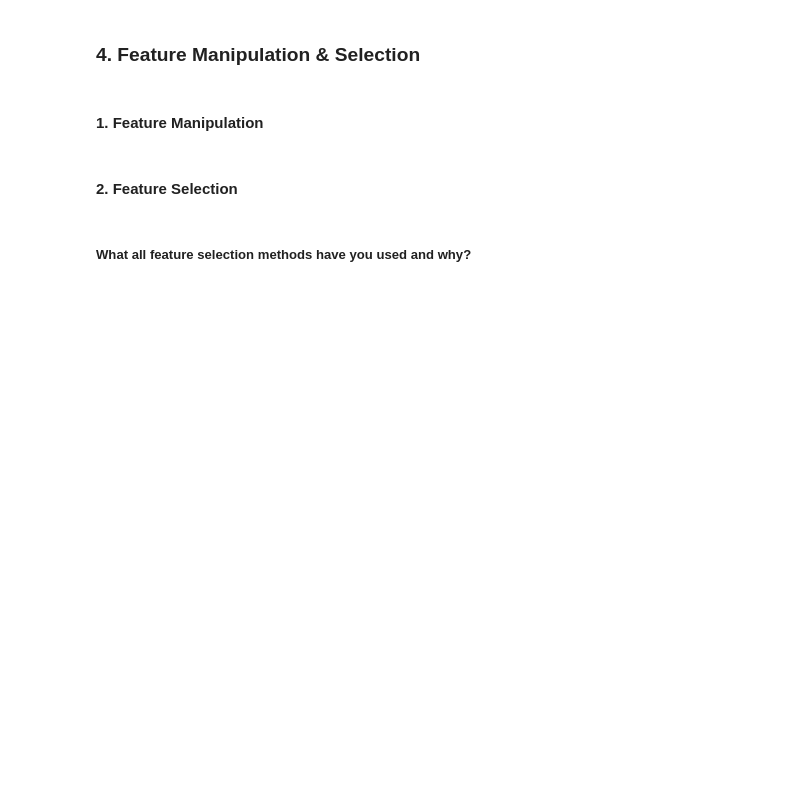
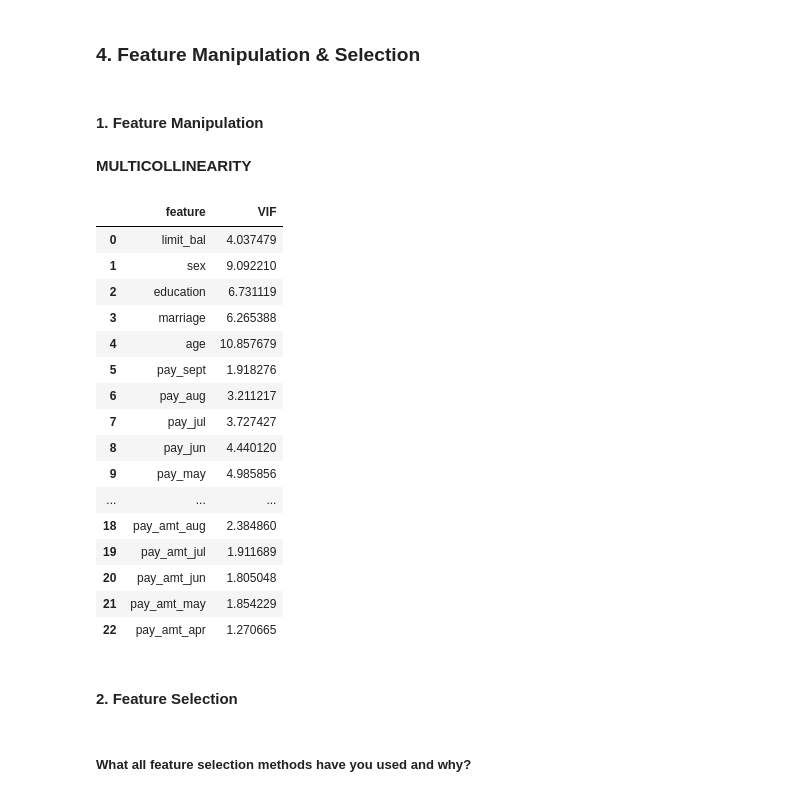
Before and after one commit to thepankaj018/Credit-Card-Default-Prediction, a Jupyter notebook: Credit_Card_Default_Prediction.ipynb, the cells around one changed output. Cells and saved outputs as stored; diff of their text form; code cells hidden in the pictures; blank space fills up the shorter version.

```diff
--- a/Credit_Card_Default_Prediction.ipynb
+++ b/Credit_Card_Default_Prediction.ipynb
@@ -981,8 +1039,40 @@ Answer Here.
 ### 4. Feature Manipulation & Selection
 # %% [markdown]
 #### 1. Feature Manipulation
+# %% [markdown]
+**MULTICOLLINEARITY**
 # %%
 # Manipulate Features to minimize feature correlation and create new features
+# %%
+from statsmodels.stats.outliers_influence import variance_inflation_factor
+def vif_calc(df):
+# VIF Dataframe
+  vif_df = pd.DataFrame()
+  vif_df['feature'] = df.columns
+
+# calculating VIF for each feature
+  vif_df['VIF'] = [variance_inflation_factor(df.values,i) for i in range(len(df.columns))]
+  return vif_df
+# %%
+vif_calc(df[[i for i in df.describe().columns if i not in ['isdefaulter']]])
+# %% [output]
+|  | feature | VIF |
+| 0 | limit_bal | 4.037479 |
+| 1 | sex | 9.092210 |
+| 2 | education | 6.731119 |
+| 3 | marriage | 6.265388 |
+| 4 | age | 10.857679 |
+| 5 | pay_sept | 1.918276 |
+| 6 | pay_aug | 3.211217 |
+| 7 | pay_jul | 3.727427 |
+| 8 | pay_jun | 4.440120 |
+| 9 | pay_may | 4.985856 |
+| ... | ... | ... |
+| 18 | pay_amt_aug | 2.384860 |
+| 19 | pay_amt_jul | 1.911689 |
+| 20 | pay_amt_jun | 1.805048 |
+| 21 | pay_amt_may | 1.854229 |
+| 22 | pay_amt_apr | 1.270665 |
 # %% [markdown]
 #### 2. Feature Selection
 # %%
```
Also changed, not shown: parts of 72 cells of this notebook.
